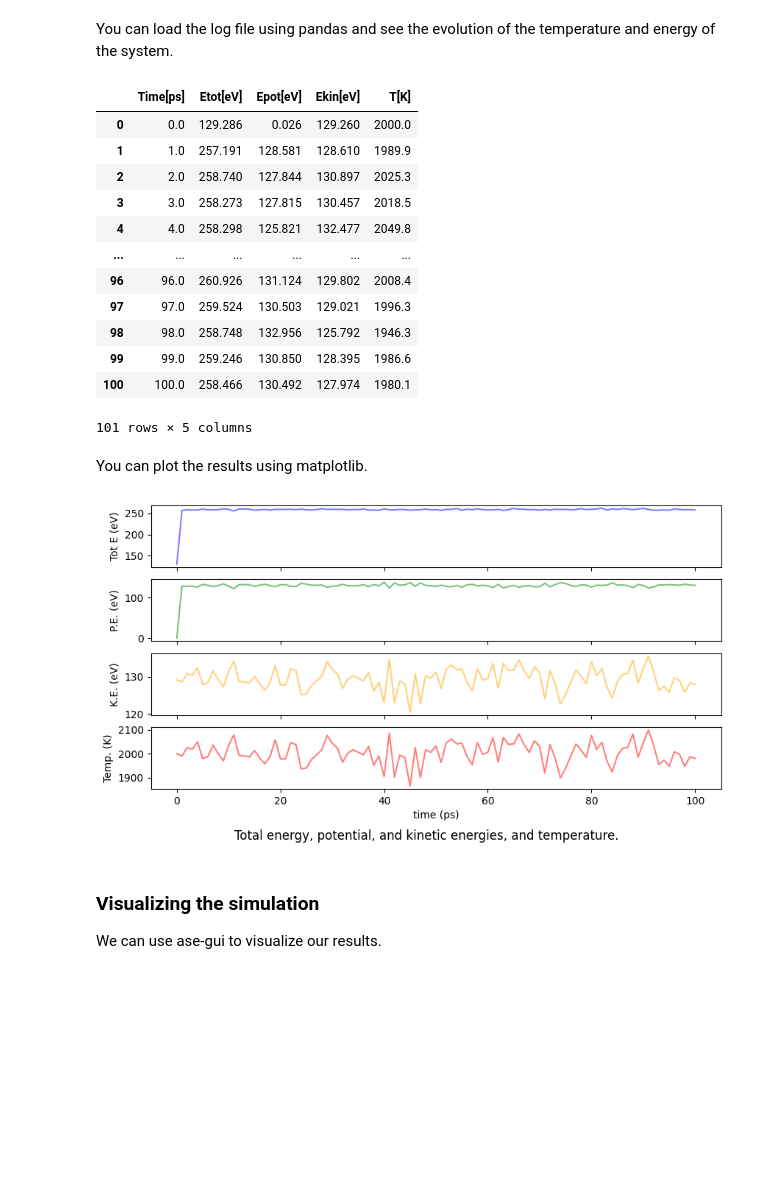
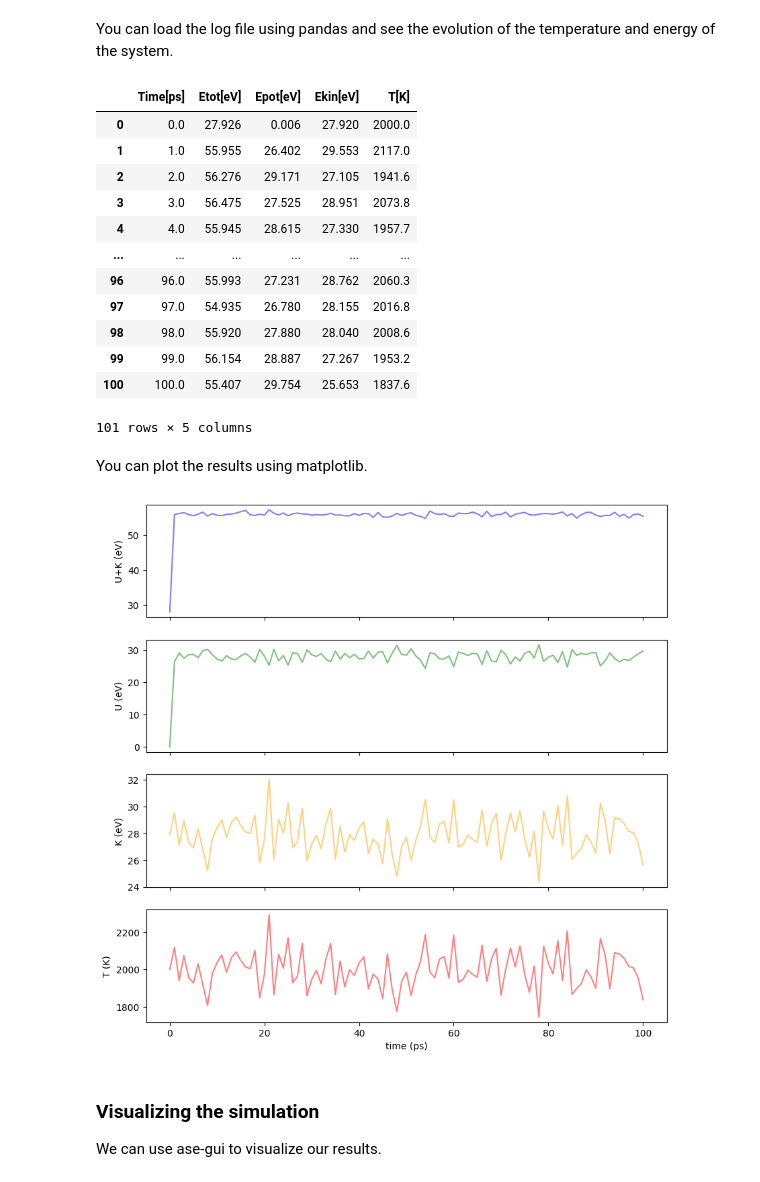
Before and after one commit to deng-group/MLE4217_5219_book, a Jupyter notebook: models_and_theories_II/md_mc.ipynb, the cells around one changed output. Saved outputs shown, nothing was run; the diff lists cells and outputs as text; code cells hidden in the pictures; blank space fills up the shorter version.

```diff
--- a/models_and_theories_II/md_mc.ipynb
+++ b/models_and_theories_II/md_mc.ipynb
@@ -97,0 +100,22 @@ print("\nNormal termination of the MD run!")
+# %%
+from asap3 import EMT
+from ase.build import bulk
+
+calculator = EMT()
+# Set up a fcc-Cu crystal
+atoms = bulk("Cu", "fcc", cubic=True, a=3.615)
+atoms.pbc = True
+atoms *= 3 # 3x3x3 supercell
+print("atoms = ",atoms)
+
+# input parameters
+time_step    = 1.0      # MD step size in fsec
+temperature  = 2000     # Temperature in Kelvin
+num_md_steps = 100000   # Total number of MD steps
+num_interval = 1000     # Print out interval for .log and .traj
+
+output_filename = "./Cu_fcc_3x3x3"
+
+ensemble = 'nvt'
+
+run_md(atoms, calculator, ensemble, time_step, temperature, num_md_steps, num_interval, output_filename)
@@ -100,57 +142,55 @@ You can load the log file using pandas and see the evolution of the temperature
 # %%
 import pandas as pd
 
+log_filename = output_filename + ".log"
 df = pd.read_csv(log_filename, delim_whitespace=True)
 df
 # %% [output]
 |  | Time[ps] | Etot[eV] | Epot[eV] | Ekin[eV] | T[K] |
-| 0 | 0.0 | 129.286 | 0.026 | 129.260 | 2000.0 |
-| 1 | 1.0 | 257.191 | 128.581 | 128.610 | 1989.9 |
-| 2 | 2.0 | 258.740 | 127.844 | 130.897 | 2025.3 |
-| 3 | 3.0 | 258.273 | 127.815 | 130.457 | 2018.5 |
-| 4 | 4.0 | 258.298 | 125.821 | 132.477 | 2049.8 |
+| 0 | 0.0 | 27.926 | 0.006 | 27.920 | 2000.0 |
+| 1 | 1.0 | 55.955 | 26.402 | 29.553 | 2117.0 |
+| 2 | 2.0 | 56.276 | 29.171 | 27.105 | 1941.6 |
+| 3 | 3.0 | 56.475 | 27.525 | 28.951 | 2073.8 |
+| 4 | 4.0 | 55.945 | 28.615 | 27.330 | 1957.7 |
 | ... | ... | ... | ... | ... | ... |
-| 96 | 96.0 | 260.926 | 131.124 | 129.802 | 2008.4 |
-| 97 | 97.0 | 259.524 | 130.503 | 129.021 | 1996.3 |
-| 98 | 98.0 | 258.748 | 132.956 | 125.792 | 1946.3 |
-| 99 | 99.0 | 259.246 | 130.850 | 128.395 | 1986.6 |
-| 100 | 100.0 | 258.466 | 130.492 | 127.974 | 1980.1 |
+| 96 | 96.0 | 55.993 | 27.231 | 28.762 | 2060.3 |
+| 97 | 97.0 | 54.935 | 26.780 | 28.155 | 2016.8 |
+| 98 | 98.0 | 55.920 | 27.880 | 28.040 | 2008.6 |
+| 99 | 99.0 | 56.154 | 28.887 | 27.267 | 1953.2 |
+| 100 | 100.0 | 55.407 | 29.754 | 25.653 | 1837.6 |
 101 rows × 5 columns
 # %% [markdown]
 You can plot the results using matplotlib.
 # %%
-import numpy as np
 import matplotlib.pyplot as plt
 
 
-fig = plt.figure(figsize=(10, 5))
+fig = plt.figure(figsize=(10, 10))
 
 #color = 'tab:grey'
 ax1 = fig.add_subplot(4, 1, 1)
 ax1.set_xticklabels([])
-ax1.set_ylabel('Tot E (eV)')
+ax1.set_ylabel('U+K (eV)')
 ax1.plot(df["Time[ps]"], df["Etot[eV]"], color="blue",alpha=0.5)
 
 ax2 = fig.add_subplot(4, 1, 2)
 ax2.set_xticklabels([])
-ax2.set_ylabel('P.E. (eV)')
+ax2.set_ylabel('U (eV)')
 ax2.plot(df["Time[ps]"], df["Epot[eV]"], color="green",alpha=0.5)
 
 ax3 = fig.add_subplot(4, 1, 3)
 ax3.set_xticklabels([])
-ax3.set_ylabel('K.E. (eV)')
+ax3.set_ylabel('K (eV)')
 ax3.plot(df["Time[ps]"], df["Ekin[eV]"], color="orange",alpha=0.5)
 
 ax4 = fig.add_subplot(4, 1, 4)
 ax4.set_xlabel('time (ps)')
-ax4.set_ylabel('Temp. (K)')
+ax4.set_ylabel('T (K)')
 ax4.plot(df["Time[ps]"], df["T[K]"], color="red",alpha=0.5)
 
-fig.suptitle("Total energy, potential, and kinetic energies, and temperature.", y=0)
-
 plt.show()
 # %% [output]
-[figure, old version]
+[figure, new version]
 # %% [markdown]
 ### Visualizing the simulation
 We can use ase-gui to visualize our results.
```
Also changed, not shown: parts of 15 cells of this notebook.
